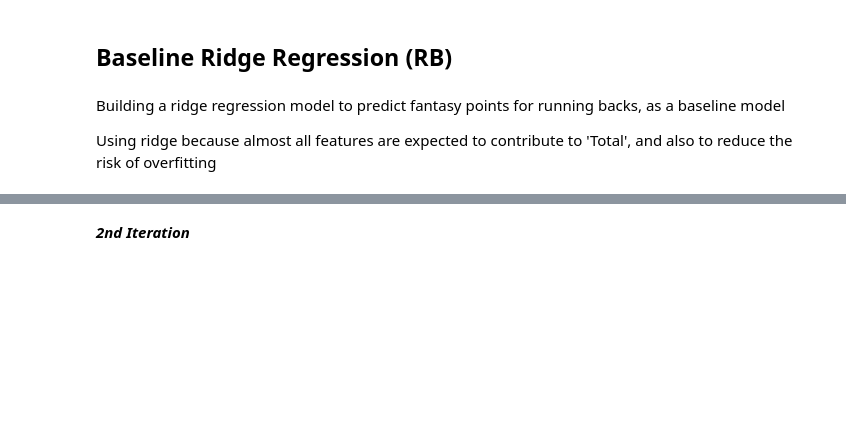
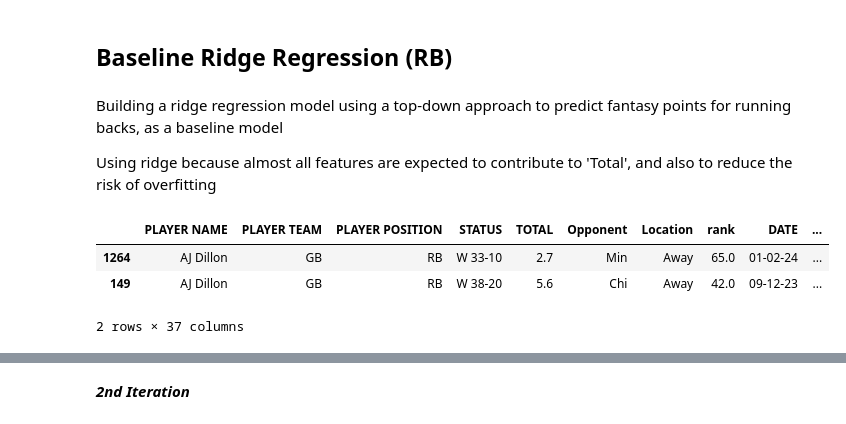
Before and after one commit to mychalortiz319/Fantasy-Forecasting, a Jupyter notebook: notebooks/FF_BaselineModeling.ipynb, the cells around one changed output, grey strips where cells are left out. Drawn from its saved outputs; the diff is of its cells as text; code cells hidden in the pictures; blank space fills up the shorter version.

```diff
--- a/notebooks/FF_BaselineModeling.ipynb
+++ b/notebooks/FF_BaselineModeling.ipynb
@@ -373,9 +440,16 @@ Predicted Fantasy Points: 29.281441284762927
 **Baseline Ridge Regression (RB)**
 -
 # %% [markdown]
-Building a ridge regression model to predict fantasy points for running backs, as a baseline model
+Building a ridge regression model using a top-down approach to predict fantasy points for running backs, as a baseline model
 
 Using ridge because almost all features are expected to contribute to 'Total', and also to reduce the risk of overfitting
+# %%
+rbsM.head(2)
+# %% [output]
+|  | PLAYER NAME | PLAYER TEAM | PLAYER POSITION | STATUS | TOTAL | Opponent | Location | rank | DATE | ... |
+| 1264 | AJ Dillon | GB | RB | W 33-10 | 2.7 | Min | Away | 65.0 | 01-02-24 | ... |
+| 149 | AJ Dillon | GB | RB | W 38-20 | 5.6 | Chi | Away | 42.0 | 09-12-23 | ... |
+2 rows × 37 columns
 # %%
 Xrb = rbsM.select_dtypes(include = 'number').drop(columns=['TOTAL'])
 
```
Also changed, not shown: parts of 36 cells of this notebook, 1 other file.
